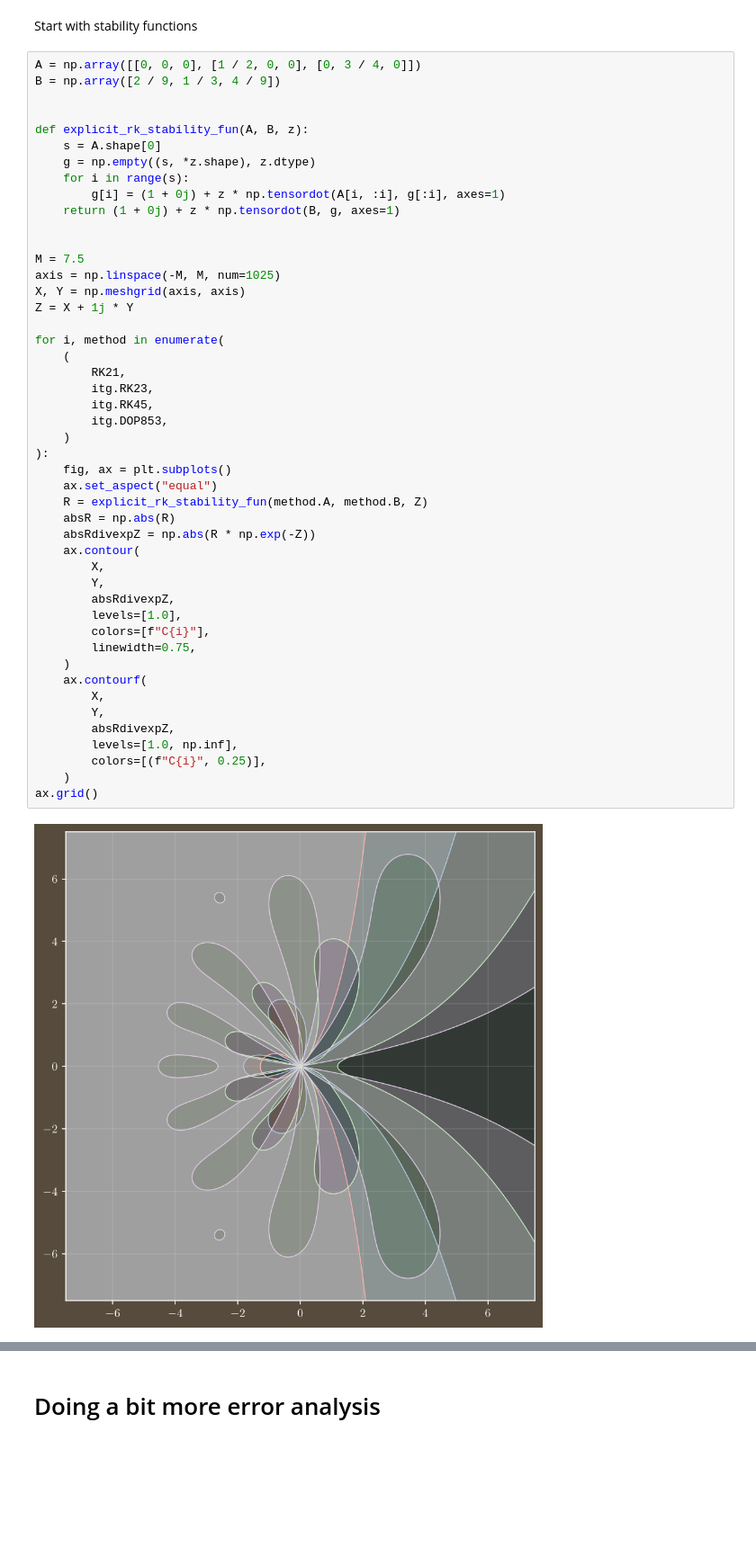
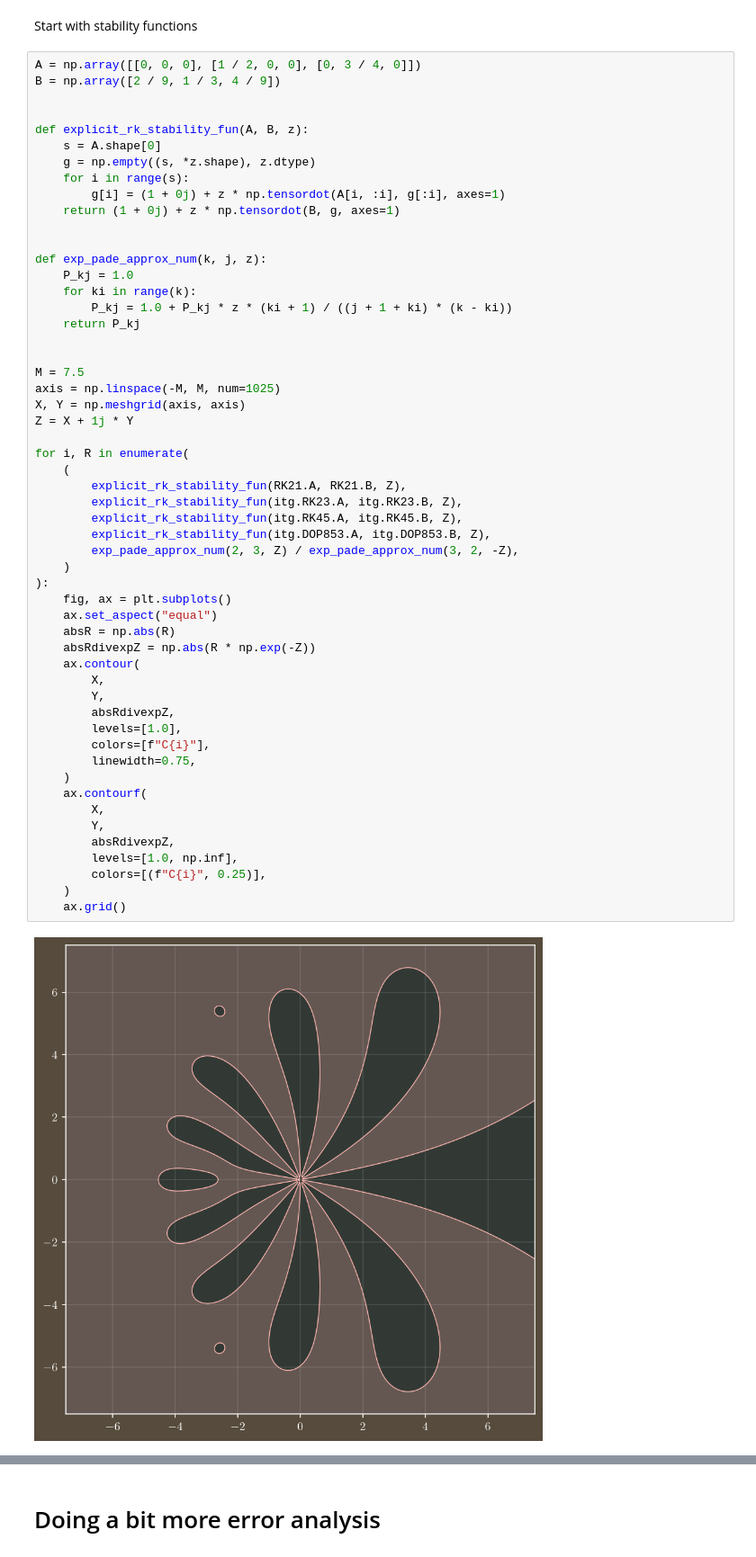
Before and after one commit to 3257077517-collab/Team17, a Jupyter notebook: report/notes.ipynb, the cells around one changed output, grey strips where cells are left out. Shown at 90% size. Cells and saved outputs as stored; diff of their text form; blank space fills up the shorter version.

```diff
--- a/report/notes.ipynb
+++ b/report/notes.ipynb
@@ -154,39 +154,46 @@ def explicit_rk_stability_fun(A, B, z):
     return (1 + 0j) + z * np.tensordot(B, g, axes=1)
 
 
+def exp_pade_approx_num(k, j, z):
+    P_kj = 1.0
+    for ki in range(k):
+        P_kj = 1.0 + P_kj * z * (ki + 1) / ((j + 1 + ki) * (k - ki))
+    return P_kj
+
+
 M = 7.5
 axis = np.linspace(-M, M, num=1025)
 X, Y = np.meshgrid(axis, axis)
 Z = X + 1j * Y
 
-for i, method in enumerate(
+for i, R in enumerate(
     (
-        RK21,
-        itg.RK23,
-        itg.RK45,
-        itg.DOP853,
+        explicit_rk_stability_fun(RK21.A, RK21.B, Z),
+        explicit_rk_stability_fun(itg.RK23.A, itg.RK23.B, Z),
+        explicit_rk_stability_fun(itg.RK45.A, itg.RK45.B, Z),
+        explicit_rk_stability_fun(itg.DOP853.A, itg.DOP853.B, Z),
+        exp_pade_approx_num(2, 3, Z) / exp_pade_approx_num(3, 2, -Z),
     )
 ):
     fig, ax = plt.subplots()
     ax.set_aspect("equal")
-    R = explicit_rk_stability_fun(method.A, method.B, Z)
     absR = np.abs(R)
     absRdivexpZ = np.abs(R * np.exp(-Z))
     ax.contour(
         X,
         Y,
         absRdivexpZ,
         levels=[1.0],
         colors=[f"C{i}"],
         linewidth=0.75,
     )
     ax.contourf(
         X,
         Y,
         absRdivexpZ,
         levels=[1.0, np.inf],
         colors=[(f"C{i}", 0.25)],
     )
-ax.grid()
+    ax.grid()
 # %% [output]
-[figure, old version]
+[figure, new version]
```
Also changed, not shown: parts of 1 cell of this notebook.
